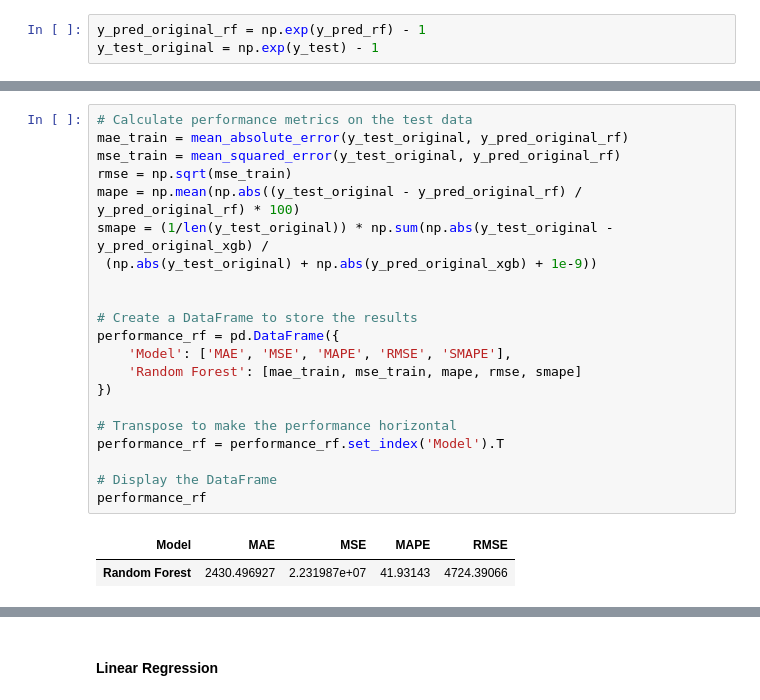
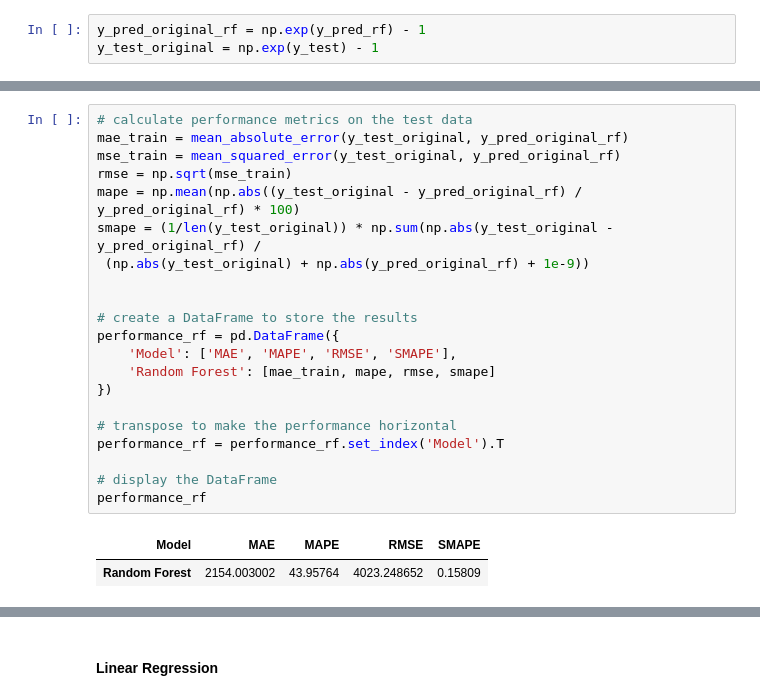
Before and after one commit to kazeulo/Project_197, a Jupyter notebook: Final version 1.ipynb, the cells around one changed output, grey strips where cells are left out. Saved outputs shown, nothing was run; the diff lists cells and outputs as text.

```diff
--- a/Final version 1.ipynb
+++ b/Final version 1.ipynb
@@ -590,27 +560,27 @@ results.head(5)
 # %%
-# Calculate performance metrics on the test data
+# calculate performance metrics on the test data
 mae_train = mean_absolute_error(y_test_original, y_pred_original_rf)
 mse_train = mean_squared_error(y_test_original, y_pred_original_rf)
 rmse = np.sqrt(mse_train)
 mape = np.mean(np.abs((y_test_original - y_pred_original_rf) / y_pred_original_rf) * 100)
-smape = (1/len(y_test_original)) * np.sum(np.abs(y_test_original - y_pred_original_xgb) /
- (np.abs(y_test_original) + np.abs(y_pred_original_xgb) + 1e-9))
+smape = (1/len(y_test_original)) * np.sum(np.abs(y_test_original - y_pred_original_rf) /
+ (np.abs(y_test_original) + np.abs(y_pred_original_rf) + 1e-9))
 
 
-# Create a DataFrame to store the results
+# create a DataFrame to store the results
 performance_rf = pd.DataFrame({
-    'Model': ['MAE', 'MSE', 'MAPE', 'RMSE', 'SMAPE'],
-    'Random Forest': [mae_train, mse_train, mape, rmse, smape]
+    'Model': ['MAE', 'MAPE', 'RMSE', 'SMAPE'],
+    'Random Forest': [mae_train, mape, rmse, smape]
 })
 
-# Transpose to make the performance horizontal
+# transpose to make the performance horizontal
 performance_rf = performance_rf.set_index('Model').T
 
-# Display the DataFrame
+# display the DataFrame
 performance_rf
 # %% [output]
-| Model | MAE | MSE | MAPE | RMSE |
-| Random Forest | 2430.496927 | 2.231987e+07 | 41.93143 | 4724.39066 |
+| Model | MAE | MAPE | RMSE | SMAPE |
+| Random Forest | 2154.003002 | 43.95764 | 4023.248652 | 0.15809 |
 # %%
 # 6. Plot actual vs predicted values
 plt.figure(figsize=(10, 6))
```
Also changed, not shown: parts of 51 cells of this notebook.
